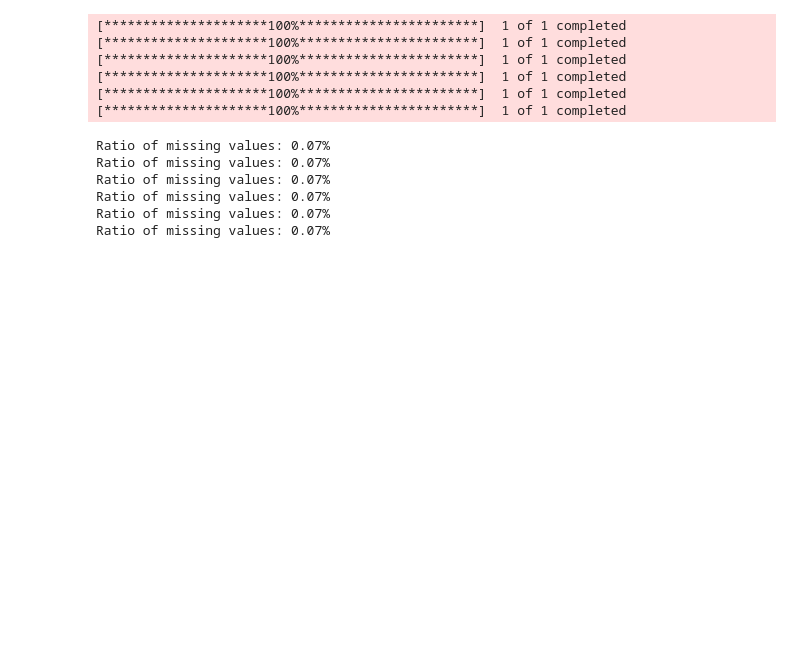
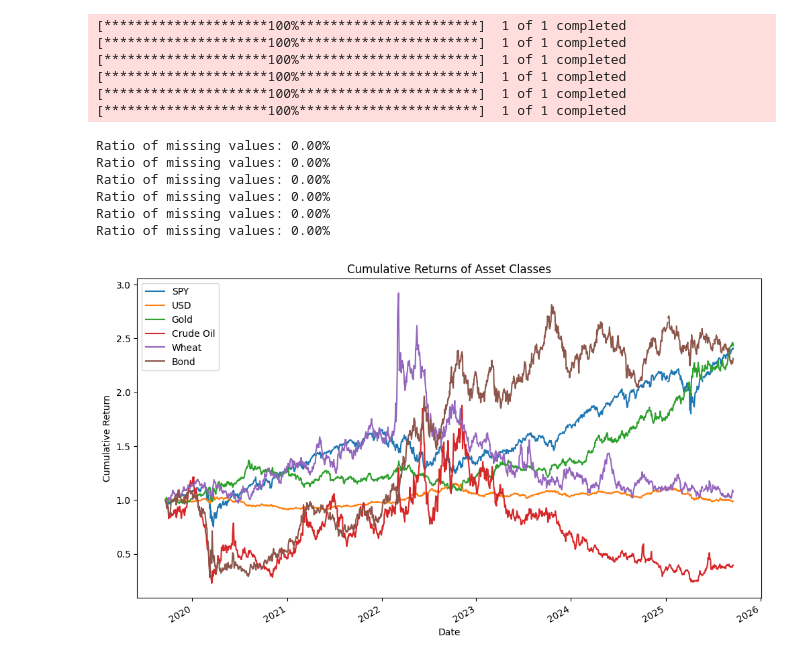
Before and after one commit to Gab1trs/Market-Dashboard, a Jupyter notebook: Market Dashboard.ipynb, the cells around one changed output. Drawn from its saved outputs; the diff is of its cells as text; code cells hidden in the pictures; blank space fills up the shorter version.

```diff
--- a/Market Dashboard.ipynb
+++ b/Market Dashboard.ipynb
@@ -54,38 +54,55 @@ bond=fill_missing_values(bond)
 
 check_na(spy)
 check_na(usd)
 check_na(gold)
 check_na(crude_oil)
 check_na(wheat)
 check_na(bond)
 
+# Concatenate all Series into one DataFrame
+assets_df = pd.concat([spy, usd, gold, crude_oil, wheat, bond], axis=1)
+assets_df.columns = ['SPY', 'USD', 'Gold', 'Crude Oil', 'Wheat', 'Bond']
 
-# # Plot the data
+# Save to CSV
+assets_df.to_csv('all_assets.csv')
+
+# Plot the data for each asset class
+assets_df.plot(figsize=(12, 7))
+plt.title("Cumulative Returns of Asset Classes")
+plt.xlabel("Date")
+plt.ylabel("Cumulative Return")
+plt.legend(loc='upper left')
+plt.show()
+
+
+
+
 # fig, ax1=plt.subplots(figsize=(10,6))
 # ax2=ax1.twinx()
 # plt.title("SPY Closing Price Over Time")
-# #plt.yscale('log')
+# plt.yscale('log')
 
 # # forex using USD index
 # usd = (yf.download("DX-Y.NYB", start=spy.index.min())['Close'].pct_change() + 1).cumprod()
 # common_index = spy.index.intersection(usd.index)
 # ax1.plot(common_index, spy.loc[common_index], label='SPY', color='blue')
 # ax2.plot(common_index, usd.loc[common_index], label='USD', color='red')
 
 # lines_1, labels_1 = ax1.get_legend_handles_labels()
 # lines_2, labels_2 = ax2.get_legend_handles_labels()
 # ax1.legend(lines_1 + lines_2, labels_1 + labels_2, loc='upper left')
 # plt.show()
 # %% [output]
 [*********************100%***********************]  1 of 1 completed
 [*********************100%***********************]  1 of 1 completed
 [*********************100%***********************]  1 of 1 completed
 [*********************100%***********************]  1 of 1 completed
 [*********************100%***********************]  1 of 1 completed
 [*********************100%***********************]  1 of 1 completed
-Ratio of missing values: 0.07%
-Ratio of missing values: 0.07%
-Ratio of missing values: 0.07%
-Ratio of missing values: 0.07%
-Ratio of missing values: 0.07%
-Ratio of missing values: 0.07%
+Ratio of missing values: 0.00%
+Ratio of missing values: 0.00%
+Ratio of missing values: 0.00%
+Ratio of missing values: 0.00%
+Ratio of missing values: 0.00%
+Ratio of missing values: 0.00%
+[figure, added]
```
Also changed, not shown: 2 other files.
